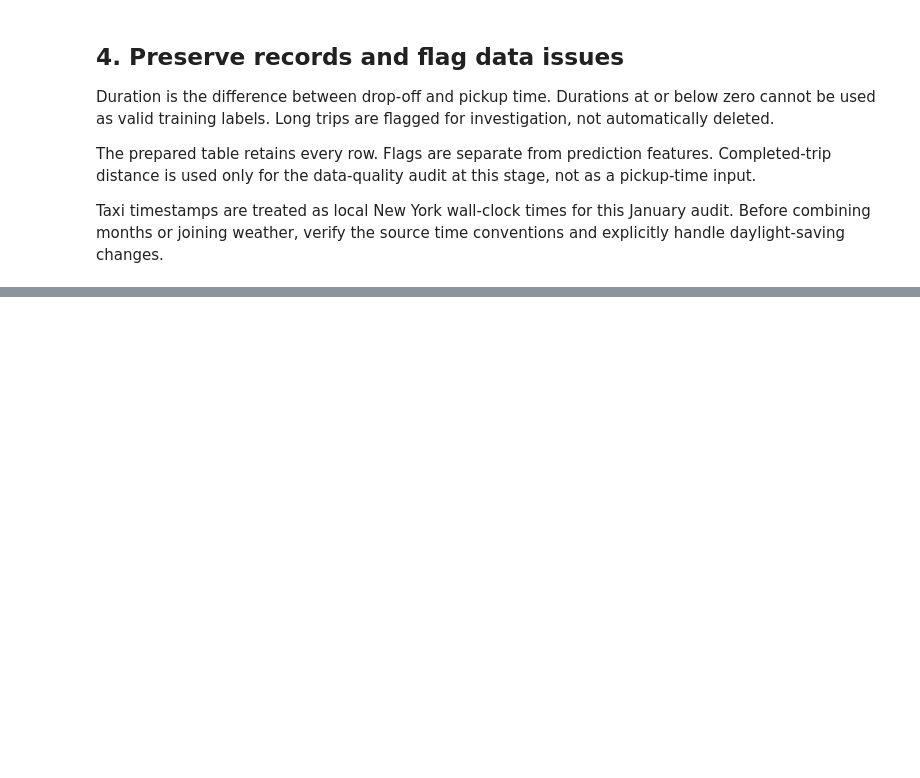
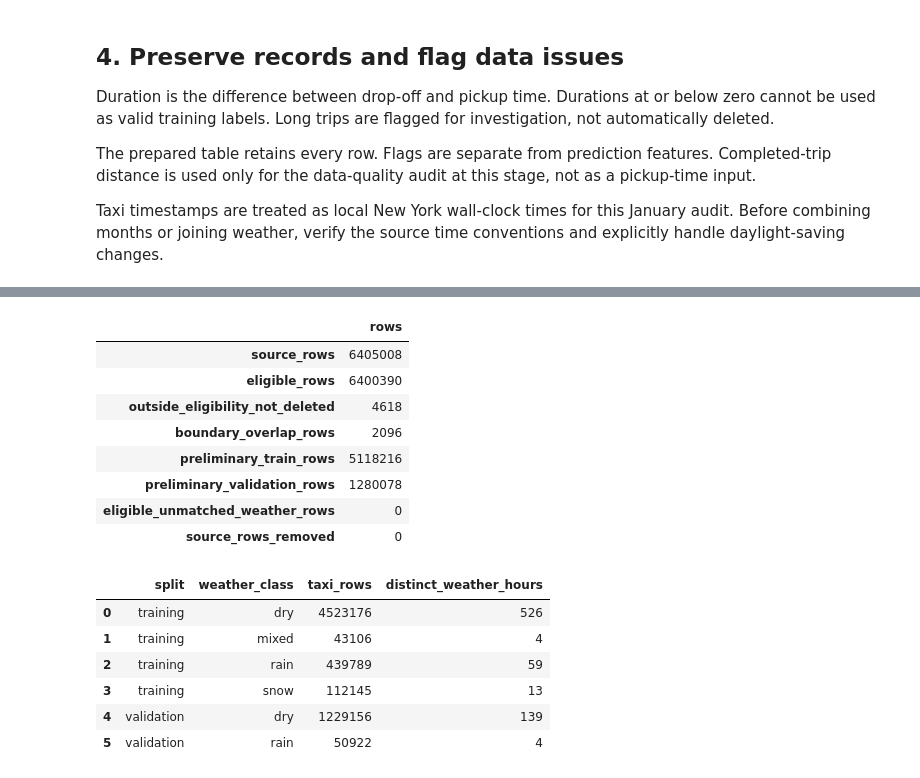
Before and after one commit to Negarkamvij/NYC-Taxi-Duration-Prediction, a Jupyter notebook: Taxi_Project_2.ipynb, the cells around one changed output, grey strips where cells are left out. Cells and saved outputs as stored; diff of their text form; code cells hidden in the pictures; blank space fills up the shorter version.

```diff
--- a/Taxi_Project_2.ipynb
+++ b/Taxi_Project_2.ipynb
@@ -172,0 +351,56 @@ Candidate sources: the Meteostat source in the assignment, or another documented
+# %%
+pickup_local = pd.to_datetime(taxi_raw["tpep_pickup_datetime"], errors="coerce").dt.tz_localize(
+    "America/New_York", ambiguous="NaT", nonexistent="NaT"
+)
+dropoff_local = pd.to_datetime(taxi_raw["tpep_dropoff_datetime"], errors="coerce").dt.tz_localize(
+    "America/New_York", ambiguous="NaT", nonexistent="NaT"
+)
+pickup_utc = pickup_local.dt.tz_convert("UTC")
+dropoff_utc = dropoff_local.dt.tz_convert("UTC")
+eligible = (
+    ~taxi_audit["flag_invalid_duration"]
+    & ~taxi_audit["flag_outside_pickup_month"]
+    & pickup_utc.notna() & dropoff_utc.notna()
+)
+sorted_pickups = pickup_utc.loc[eligible].sort_values()
+boundary = sorted_pickups.iloc[int(len(sorted_pickups) * .8)]
+train_before_purge = eligible & pickup_utc.lt(boundary)
+boundary_overlap = train_before_purge & dropoff_utc.ge(boundary)
+train_view = train_before_purge & ~boundary_overlap
+validation_view = eligible & pickup_utc.ge(boundary)
+assert not (train_view & validation_view).any()
+assert dropoff_utc.loc[train_view].max() < pickup_utc.loc[validation_view].min()
+
+weather_key = pickup_utc.dt.floor("h")
+weather_index = weather.set_index("weather_time_utc")
+matched_class = weather_key.map(weather_index["weather_class"])
+matched_timestamp = weather_key.where(weather_key.isin(weather_index.index))
+assert matched_timestamp.dropna().le(pickup_utc.loc[matched_timestamp.notna()]).all()
+assert len(matched_class) == len(taxi_raw)
+split_summary = pd.DataFrame({
+    "source_rows": [len(taxi_raw)],
+    "eligible_rows": [int(eligible.sum())],
+    "outside_eligibility_not_deleted": [int((~eligible).sum())],
+    "boundary_overlap_rows": [int(boundary_overlap.sum())],
+    "preliminary_train_rows": [int(train_view.sum())],
+    "preliminary_validation_rows": [int(validation_view.sum())],
+    "eligible_unmatched_weather_rows": [int((eligible & matched_class.isna()).sum())],
+    "source_rows_removed": [0],
+})
+print("Validation begins at local time:", boundary.tz_convert("America/New_York"))
+display(split_summary.T.rename(columns={0: "rows"}))
+exposure_records = []
+for split_name, mask in [("training", train_view), ("validation", validation_view)]:
+    trip_counts = matched_class.loc[mask].fillna("unmatched").value_counts()
+    distinct_keys = weather_key.loc[mask].drop_duplicates()
+    hour_counts = distinct_keys.map(weather_index["weather_class"]).fillna("unmatched").value_counts()
+    for category in sorted(set(trip_counts.index) | set(hour_counts.index)):
+        exposure_records.append({"split": split_name, "weather_class": category,
+                                 "taxi_rows": int(trip_counts.get(category, 0)),
+                                 "distinct_weather_hours": int(hour_counts.get(category, 0))})
+split_weather_exposure = pd.DataFrame(exposure_records)
+display(split_weather_exposure)
+print("These are retrospective measurement-time matches, not a real-time availability claim.")
+split_summary.to_csv(OUTPUT_DIR / "preliminary_split_audit.csv", index=False)
+split_weather_exposure.to_csv(OUTPUT_DIR / "split_weather_exposure.csv", index=False)
+# %% [output]
@@ -172,0 +409,16 @@ Candidate sources: the Meteostat source in the assignment, or another documented
+|  | rows |
+| source_rows | 6405008 |
+| eligible_rows | 6400390 |
+| outside_eligibility_not_deleted | 4618 |
+| boundary_overlap_rows | 2096 |
+| preliminary_train_rows | 5118216 |
+| preliminary_validation_rows | 1280078 |
+| eligible_unmatched_weather_rows | 0 |
+| source_rows_removed | 0 |
+|  | split | weather_class | taxi_rows | distinct_weather_hours |
+| 0 | training | dry | 4523176 | 526 |
+| 1 | training | mixed | 43106 | 4 |
+| 2 | training | rain | 439789 | 59 |
+| 3 | training | snow | 112145 | 13 |
+| 4 | validation | dry | 1229156 | 139 |
+| 5 | validation | rain | 50922 | 4 |
```
Also changed, not shown: parts of 13 cells of this notebook, 7 other files.
